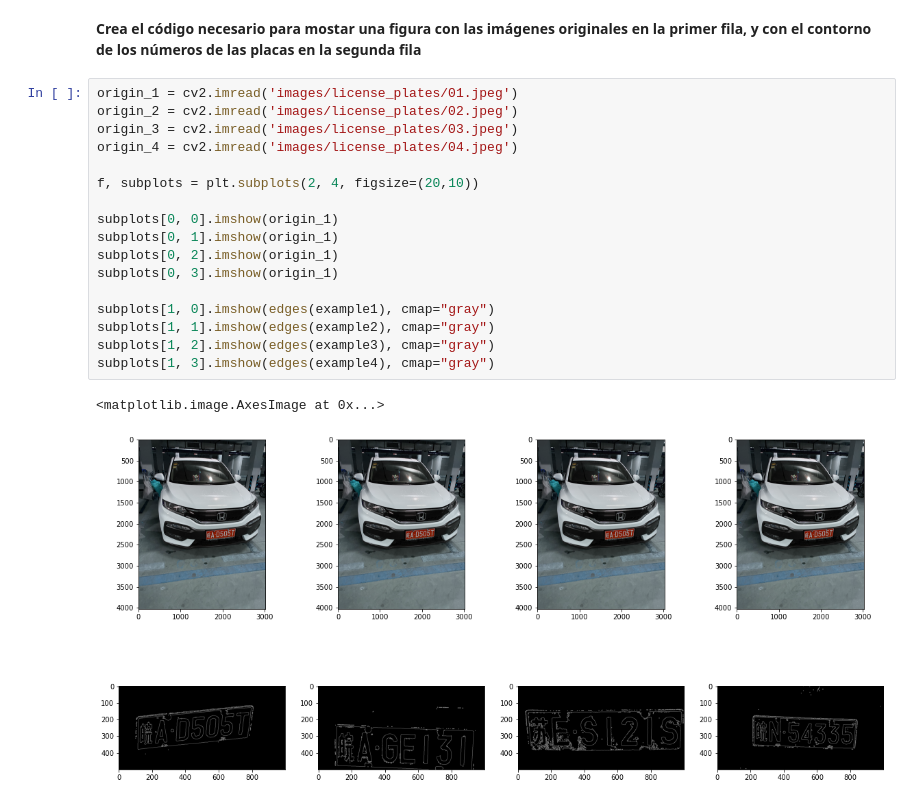
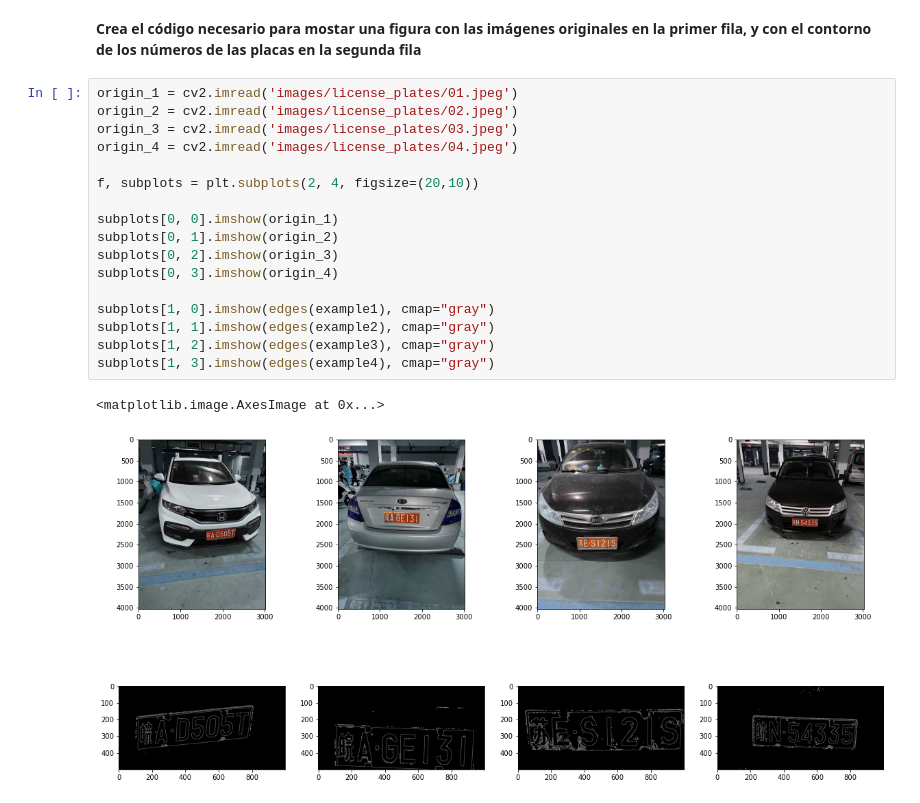
Before and after one commit to adriansth/cv-parcial-1, a Jupyter notebook: A01379680_E1. License plate detection.ipynb, the cells around one changed output. Drawn from its saved outputs; the diff is of its cells as text.

```diff
--- a/A01379680_E1. License plate detection.ipynb
+++ b/A01379680_E1. License plate detection.ipynb
@@ -279,20 +279,20 @@ subplots[3].imshow(example4, cmap="gray")
 # %%
 origin_1 = cv2.imread('images/license_plates/01.jpeg')
 origin_2 = cv2.imread('images/license_plates/02.jpeg')
 origin_3 = cv2.imread('images/license_plates/03.jpeg')
 origin_4 = cv2.imread('images/license_plates/04.jpeg')
 
 f, subplots = plt.subplots(2, 4, figsize=(20,10))
 
 subplots[0, 0].imshow(origin_1)
-subplots[0, 1].imshow(origin_1)
-subplots[0, 2].imshow(origin_1)
-subplots[0, 3].imshow(origin_1)
+subplots[0, 1].imshow(origin_2)
+subplots[0, 2].imshow(origin_3)
+subplots[0, 3].imshow(origin_4)
 
 subplots[1, 0].imshow(edges(example1), cmap="gray")
 subplots[1, 1].imshow(edges(example2), cmap="gray")
 subplots[1, 2].imshow(edges(example3), cmap="gray")
 subplots[1, 3].imshow(edges(example4), cmap="gray")
 # %% [output]
 <matplotlib.image.AxesImage at 0x...>
-[figure, old version]
+[figure, new version]
```
